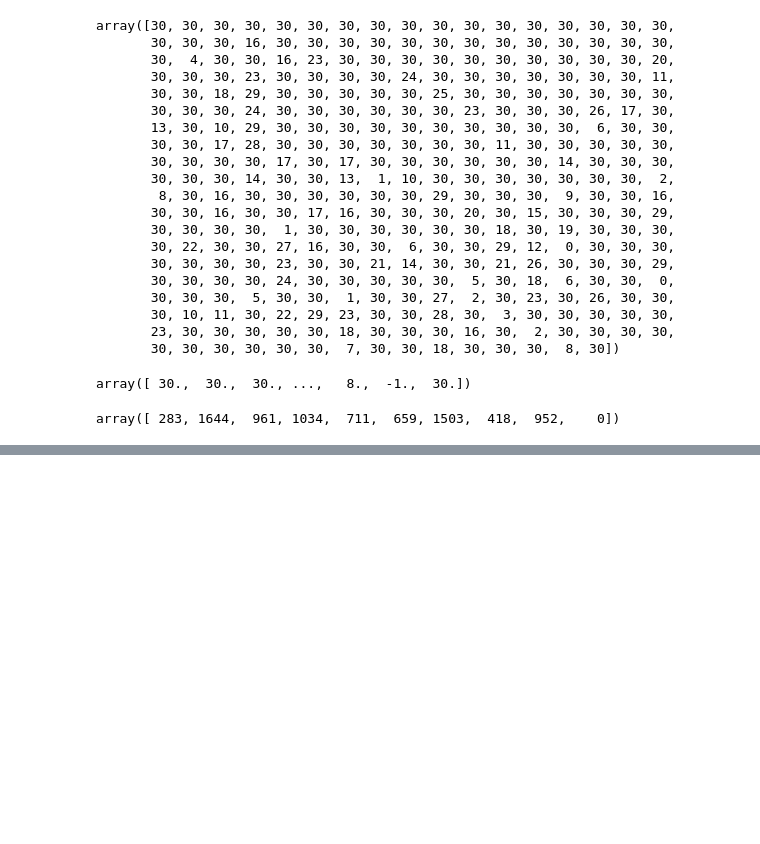
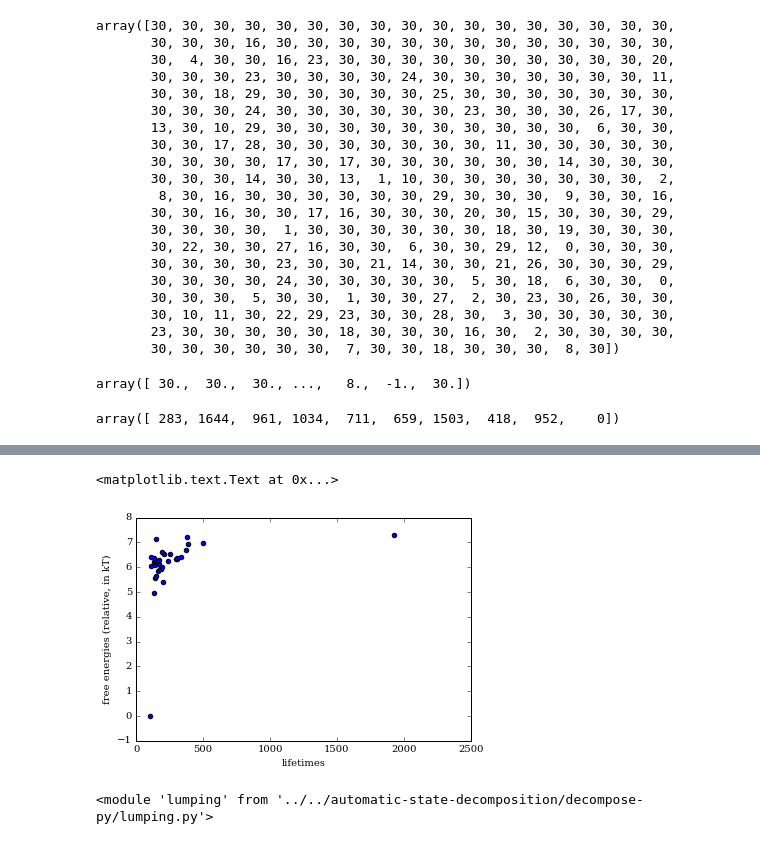
Before and after one commit to maxentile/MSMs, a Jupyter notebook: results/Analyze dtrajs.ipynb, the cells around one changed output, grey strips where cells are left out. Drawn from its saved outputs; the diff is of its cells as text; code cells hidden in the pictures; blank space fills up the shorter version.

```diff
--- a/results/Analyze dtrajs.ipynb
+++ b/results/Analyze dtrajs.ipynb
@@ -339,0 +503,15 @@ np.save('exemplar_inds_src.npy',exemplar_inds_src)
+# %%
+plt.scatter(lifetimes,macrostate_free_energies)
+plt.xlabel('lifetimes')
+plt.ylabel('free energies (relative, in kT)')
+# %% [output]
+<matplotlib.text.Text at 0x...>
+[figure, added]
+# %%
+import sys
+sys.path.append("../../automatic-state-decomposition/decompose-py/")
+
+import lumping
+reload(lumping)
+# %% [output]
+<module 'lumping' from '../../automatic-state-decomposition/decompose-py/lumping.py'>
```
Also changed, not shown: parts of 38 cells of this notebook, 22 other files.
